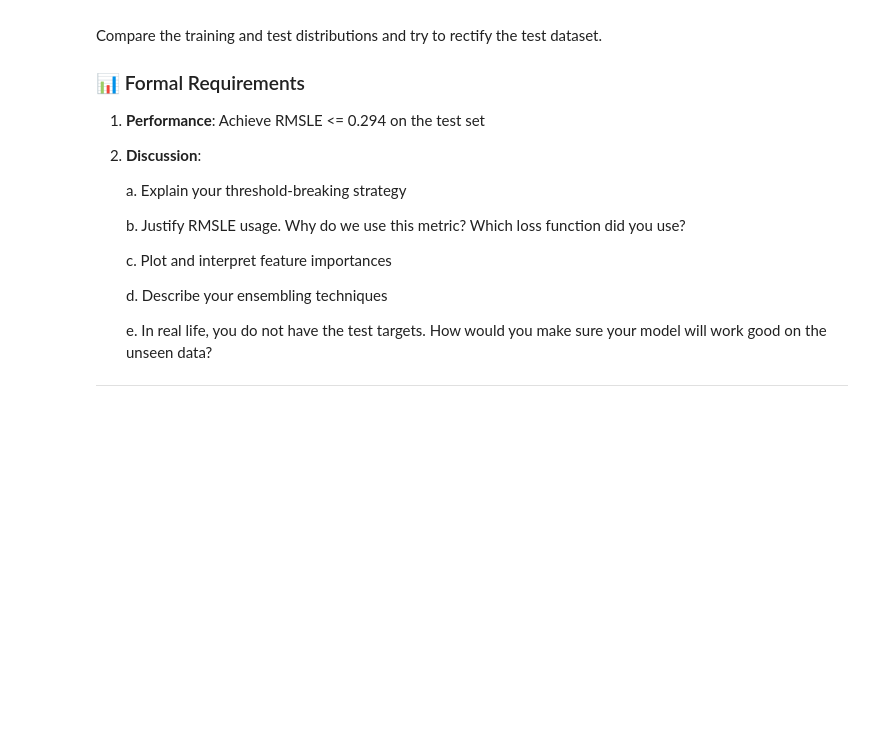
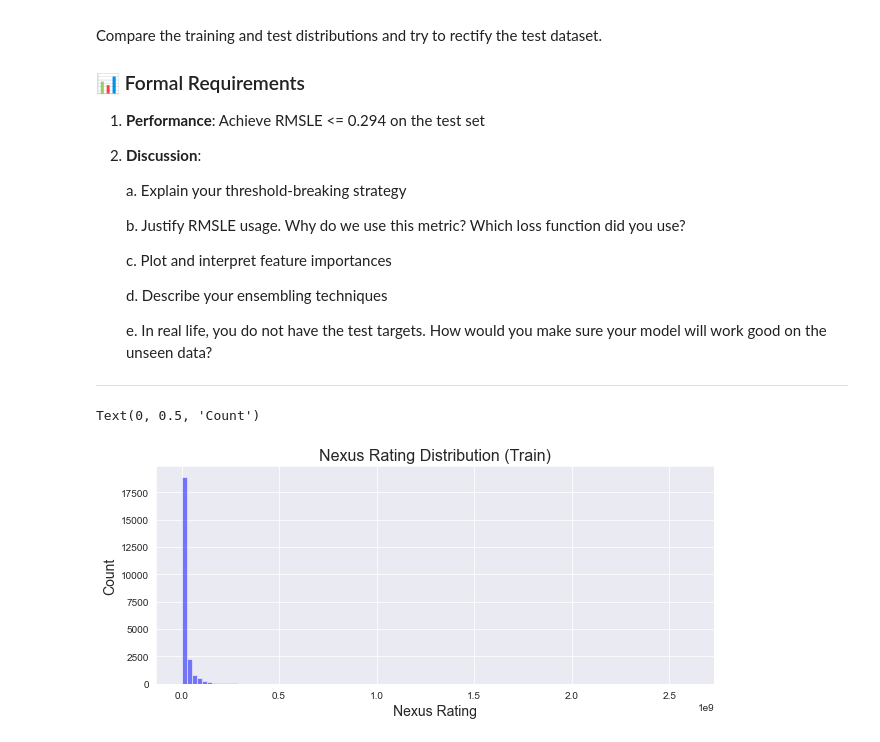
Before and after one commit to jenscaa/TDT4192-Assignments, a Jupyter notebook: Assignment1/Chapter_1.ipynb, the cells around one changed output. Drawn from its saved outputs; the diff is of its cells as text; code cells hidden in the pictures; blank space fills up the shorter version.

```diff
--- a/Assignment1/Chapter_1.ipynb
+++ b/Assignment1/Chapter_1.ipynb
@@ -348,9 +498,12 @@ test = pd.read_csv('final_mission_test.csv')
 # %%
 fig, ax = plt.subplots(1, 1, figsize=(10, 4))
-train['nexus_rating'].hist(bins=100, ax=ax, color='blue', alpha=0.5, label='Train Target Distributuon')
+train['nexus_rating'].hist(bins=100, ax=ax, color='blue', alpha=0.5, label='Train Target Distribution')
 ax.set_title('Nexus Rating Distribution (Train)', fontsize=16)
 ax.set_xlabel('Nexus Rating', fontsize=14)
 ax.set_ylabel('Count', fontsize=14)
+# %% [output]
+Text(0, 0.5, 'Count')
+[figure, added]
 # %%
 from sklearn.metrics import mean_squared_log_error
 
```
Also changed, not shown: parts of 18 cells of this notebook, 2 other files.
